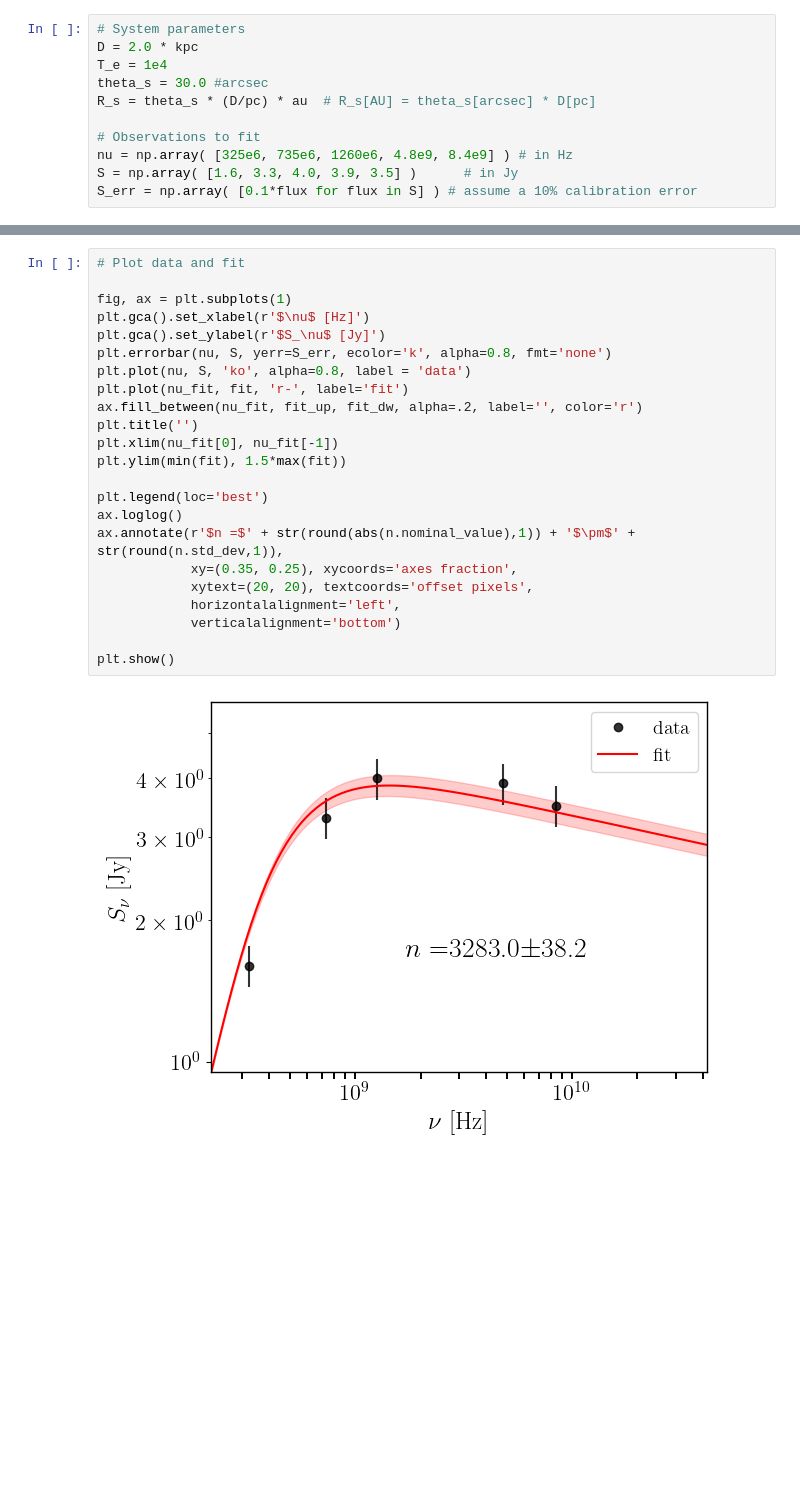
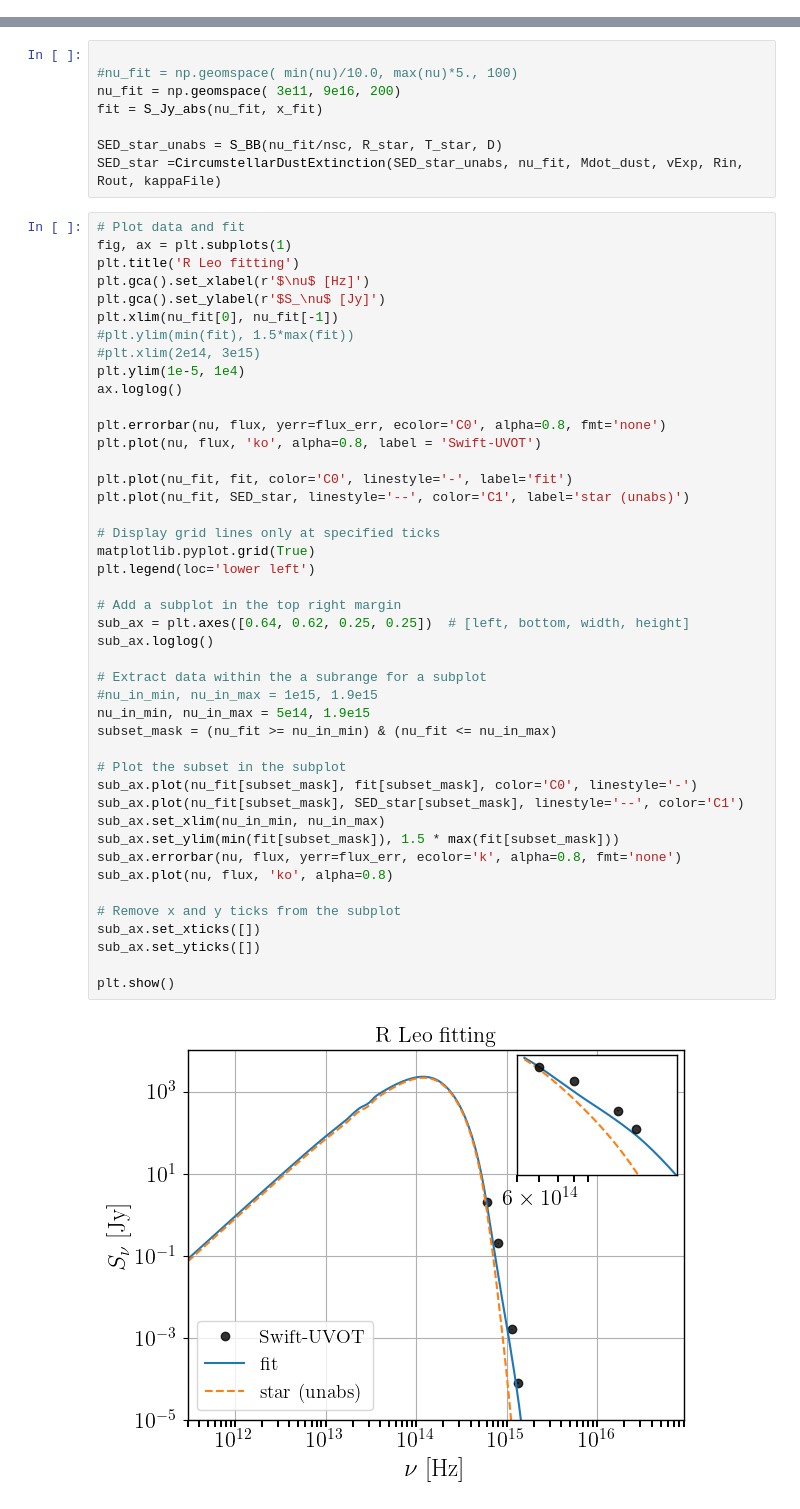
Before and after one commit to santimda/AGB_hotspot-SED, a Jupyter notebook: ipynbs/fit_f-f.ipynb, the cells around one changed output, grey strips where cells are left out. Cells and saved outputs as stored; diff of their text form; blank space fills up the shorter version.

Commit message:
improved notebooks, the f-f fitting scheme now works well

```diff
--- a/ipynbs/fit_f-f.ipynb
+++ b/ipynbs/fit_f-f.ipynb
@@ -87,11 +76,0 @@ print(f'flux2={flux2/mJy:.3f} ± {flux2_err/mJy:.3f} mJy')
-# %%
-# System parameters
-D = 2.0 * kpc
-T_e = 1e4
-theta_s = 30.0 #arcsec
-R_s = theta_s * (D/pc) * au  # R_s[AU] = theta_s[arcsec] * D[pc]
-
-# Observations to fit
-nu = np.array( [325e6, 735e6, 1260e6, 4.8e9, 8.4e9] ) # in Hz
-S = np.array( [1.6, 3.3, 4.0, 3.9, 3.5] )      # in Jy
-S_err = np.array( [0.1*flux for flux in S] ) # assume a 10% calibration error
@@ -124,25 +142,54 @@ Density: n = 3283+/-38
+# %%
+
+#nu_fit = np.geomspace( min(nu)/10.0, max(nu)*5., 100)
+nu_fit = np.geomspace( 3e11, 9e16, 200)
+fit = S_Jy_abs(nu_fit, x_fit)
+
+SED_star_unabs = S_BB(nu_fit/nsc, R_star, T_star, D)
+SED_star =CircumstellarDustExtinction(SED_star_unabs, nu_fit, Mdot_dust, vExp, Rin, Rout, kappaFile)
 # %%
 # Plot data and fit
-
 fig, ax = plt.subplots(1)
+plt.title('R Leo fitting')
 plt.gca().set_xlabel(r'$\nu$ [Hz]')
 plt.gca().set_ylabel(r'$S_\nu$ [Jy]')
-plt.errorbar(nu, S, yerr=S_err, ecolor='k', alpha=0.8, fmt='none')
-plt.plot(nu, S, 'ko', alpha=0.8, label = 'data')
-plt.plot(nu_fit, fit, 'r-', label='fit')
-ax.fill_between(nu_fit, fit_up, fit_dw, alpha=.2, label='', color='r')
-plt.title('')
 plt.xlim(nu_fit[0], nu_fit[-1])
-plt.ylim(min(fit), 1.5*max(fit))
+#plt.ylim(min(fit), 1.5*max(fit))
+#plt.xlim(2e14, 3e15)
+plt.ylim(1e-5, 1e4)
+ax.loglog()
 
-plt.legend(loc='best')
-ax.loglog()
-ax.annotate(r'$n =$' + str(round(abs(n.nominal_value),1)) + '$\pm$' + str(round(n.std_dev,1)),
-            xy=(0.35, 0.25), xycoords='axes fraction',
-            xytext=(20, 20), textcoords='offset pixels',
-            horizontalalignment='left',
-            verticalalignment='bottom')
+plt.errorbar(nu, flux, yerr=flux_err, ecolor='C0', alpha=0.8, fmt='none')
+plt.plot(nu, flux, 'ko', alpha=0.8, label = 'Swift-UVOT')
+
+plt.plot(nu_fit, fit, color='C0', linestyle='-', label='fit')
+plt.plot(nu_fit, SED_star, linestyle='--', color='C1', label='star (unabs)')
+
+# Display grid lines only at specified ticks
+matplotlib.pyplot.grid(True)
+plt.legend(loc='lower left')
+
+# Add a subplot in the top right margin
+sub_ax = plt.axes([0.64, 0.62, 0.25, 0.25])  # [left, bottom, width, height]
+sub_ax.loglog()
+
+# Extract data within the a subrange for a subplot
+#nu_in_min, nu_in_max = 1e15, 1.9e15
+nu_in_min, nu_in_max = 5e14, 1.9e15
+subset_mask = (nu_fit >= nu_in_min) & (nu_fit <= nu_in_max)
+
+# Plot the subset in the subplot
+sub_ax.plot(nu_fit[subset_mask], fit[subset_mask], color='C0', linestyle='-')
+sub_ax.plot(nu_fit[subset_mask], SED_star[subset_mask], linestyle='--', color='C1')
+sub_ax.set_xlim(nu_in_min, nu_in_max)
+sub_ax.set_ylim(min(fit[subset_mask]), 1.5 * max(fit[subset_mask]))
+sub_ax.errorbar(nu, flux, yerr=flux_err, ecolor='k', alpha=0.8, fmt='none')
+sub_ax.plot(nu, flux, 'ko', alpha=0.8)
+
+# Remove x and y ticks from the subplot
+sub_ax.set_xticks([])
+sub_ax.set_yticks([])
 
 plt.show()
 # %% [output]
-[figure, old version]
+[figure, new version]
```
Also changed, not shown: parts of 8 cells of this notebook, 2 other files.
